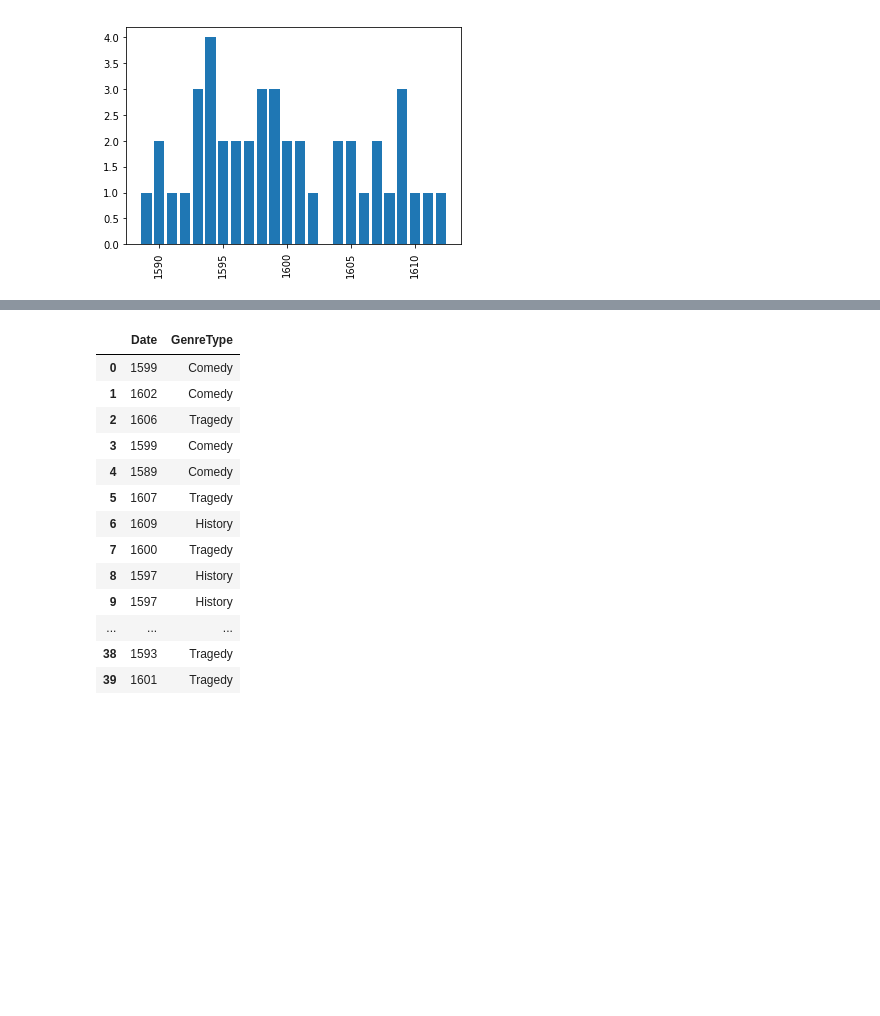
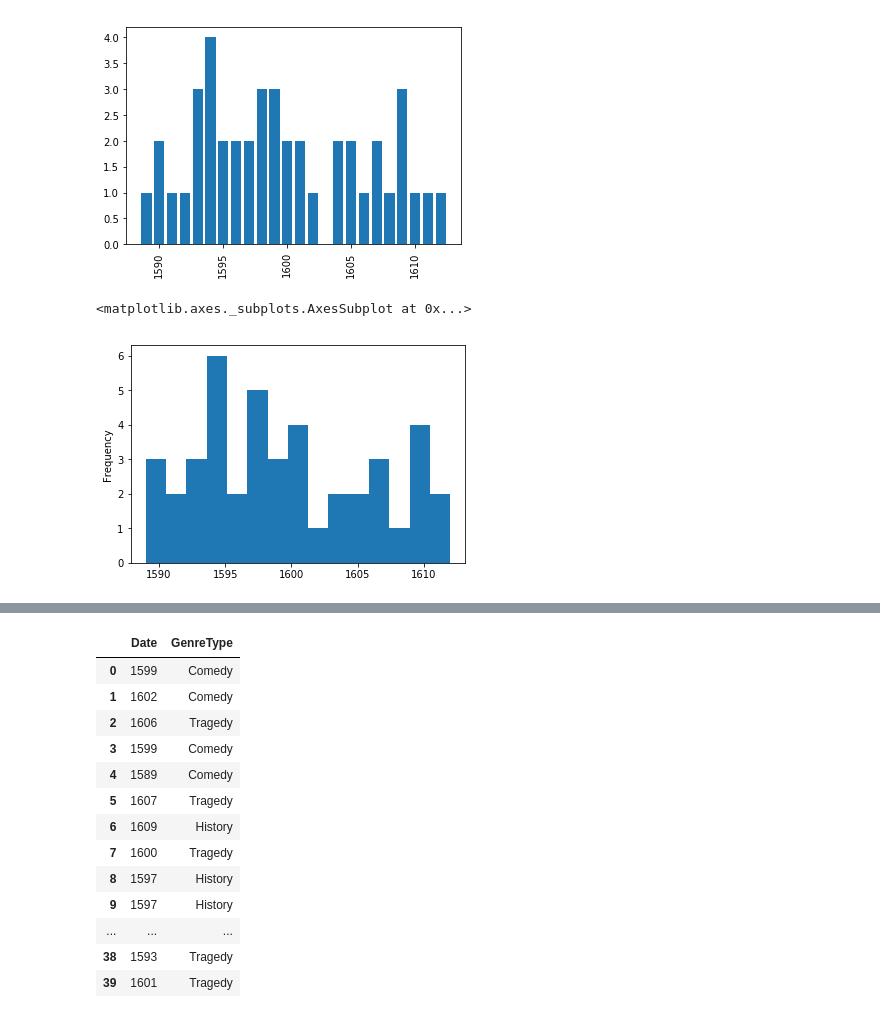
Before and after one commit to luchymd89/introcd, a Jupyter notebook: Tarea_1/shakespeare_propuesta.ipynb, the cells around one changed output, grey strips where cells are left out. Drawn from its saved outputs; the diff is of its cells as text; code cells hidden in the pictures; blank space fills up the shorter version.

```diff
--- a/Tarea_1/shakespeare_propuesta.ipynb
+++ b/Tarea_1/shakespeare_propuesta.ipynb
@@ -606,5 +604,10 @@ plt.bar(works_per_year.index, works_per_year.values)
 _ = plt.xticks(rotation=90)
 # %% [output]
 [figure]
+# %%
+df_works["Date"].plot(kind='hist',bins=15)
+# %% [output]
+<matplotlib.axes._subplots.AxesSubplot at 0x...>
+[figure, added]
 # %%
 works_per_year_genretype_group = df_works.groupby(["Date", "GenreType"])["id"].count().sort_values(ascending=False)
```
Also changed, not shown: parts of 6 cells of this notebook.
